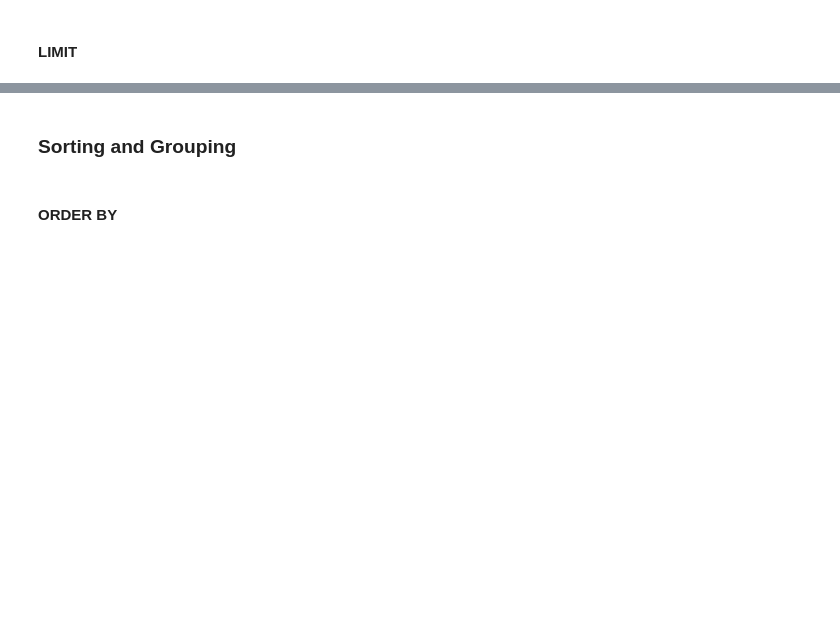
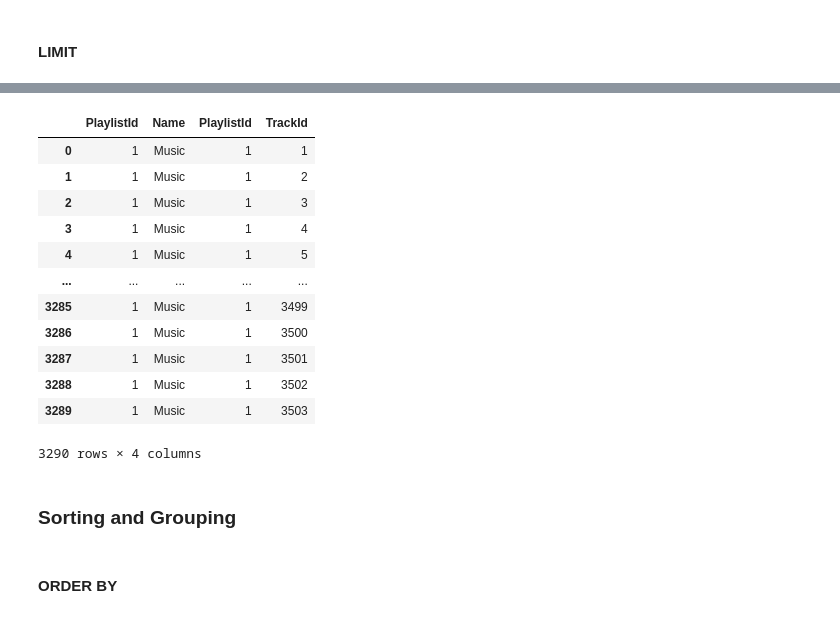
Before and after one commit to test-ds-21/stephanie465337___Data-Science-Portfolio-C21, a Jupyter notebook: Projects/Project-3/SQL.1-Chinook.project.template.ipynb, the cells around one changed output, grey strips where cells are left out. Drawn from its saved outputs; the diff is of its cells as text; code cells hidden in the pictures; blank space fills up the shorter version.

```diff
--- a/Projects/Project-3/SQL.1-Chinook.project.template.ipynb
+++ b/Projects/Project-3/SQL.1-Chinook.project.template.ipynb
@@ -381,3 +497,30 @@ Do NOT pull all the data and then filter using DataFrame methods.  The initial p
+# %%
+query = '''
+  SELECT *
+  FROM playlists AS p1
+  INNER JOIN playlist_track AS p2
+  ON p1.PlaylistId = p2.PlaylistId
+  WHERE Name = 'Music'
+    AND p1.PlaylistId = 1
+'''
+
+with db.connect("chinook.db") as db_con:
+  df = pd.read_sql_query( query , db_con )
+df
+# %% [output]
+|  | PlaylistId | Name | PlaylistId | TrackId |
+| 0 | 1 | Music | 1 | 1 |
+| 1 | 1 | Music | 1 | 2 |
+| 2 | 1 | Music | 1 | 3 |
+| 3 | 1 | Music | 1 | 4 |
+| 4 | 1 | Music | 1 | 5 |
+| ... | ... | ... | ... | ... |
+| 3285 | 1 | Music | 1 | 3499 |
+| 3286 | 1 | Music | 1 | 3500 |
+| 3287 | 1 | Music | 1 | 3501 |
+| 3288 | 1 | Music | 1 | 3502 |
+| 3289 | 1 | Music | 1 | 3503 |
+3290 rows × 4 columns
 # %% [markdown]
 ### Sorting and Grouping
 # %% [markdown]
```
Also changed, not shown: parts of 15 cells of this notebook.
